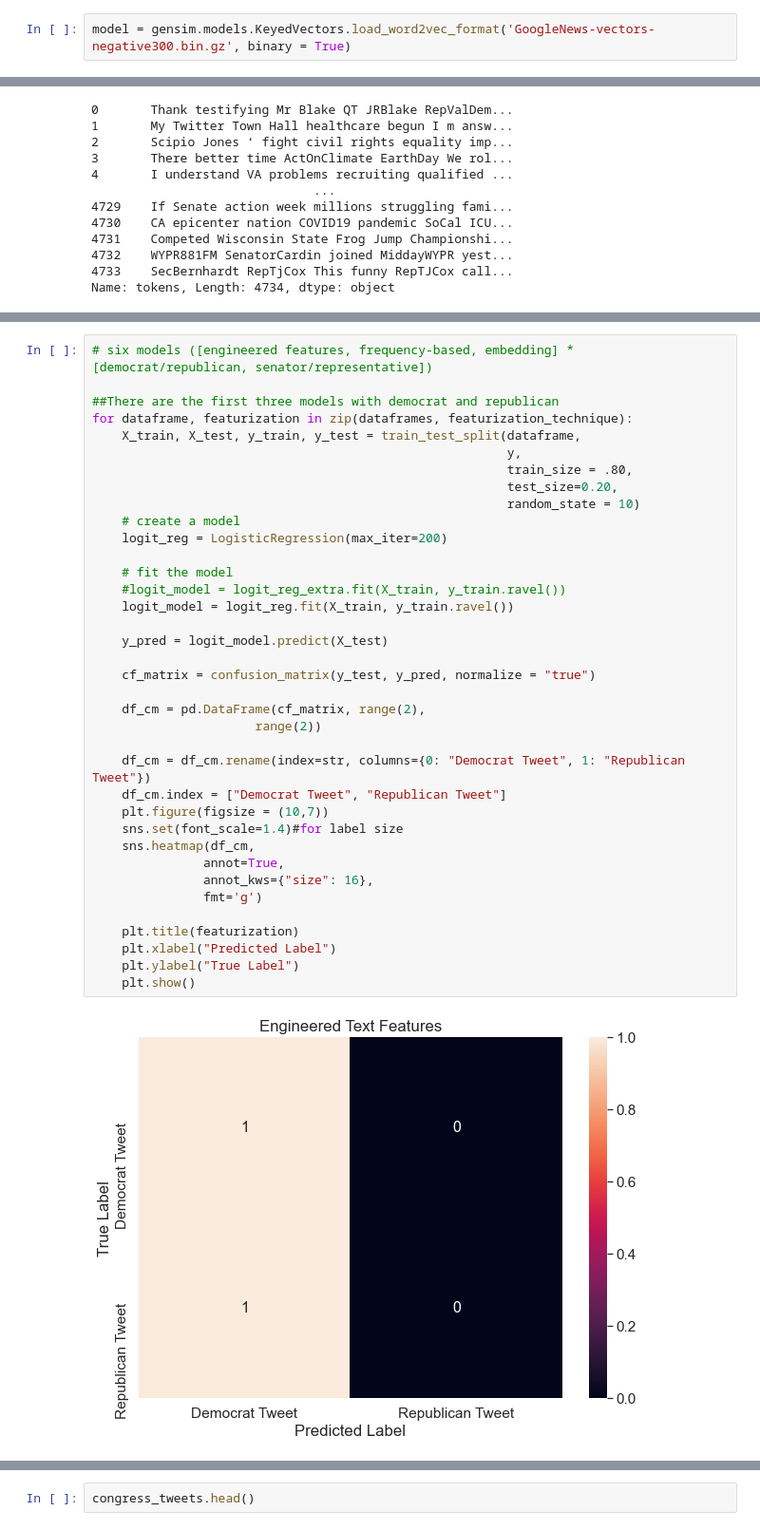
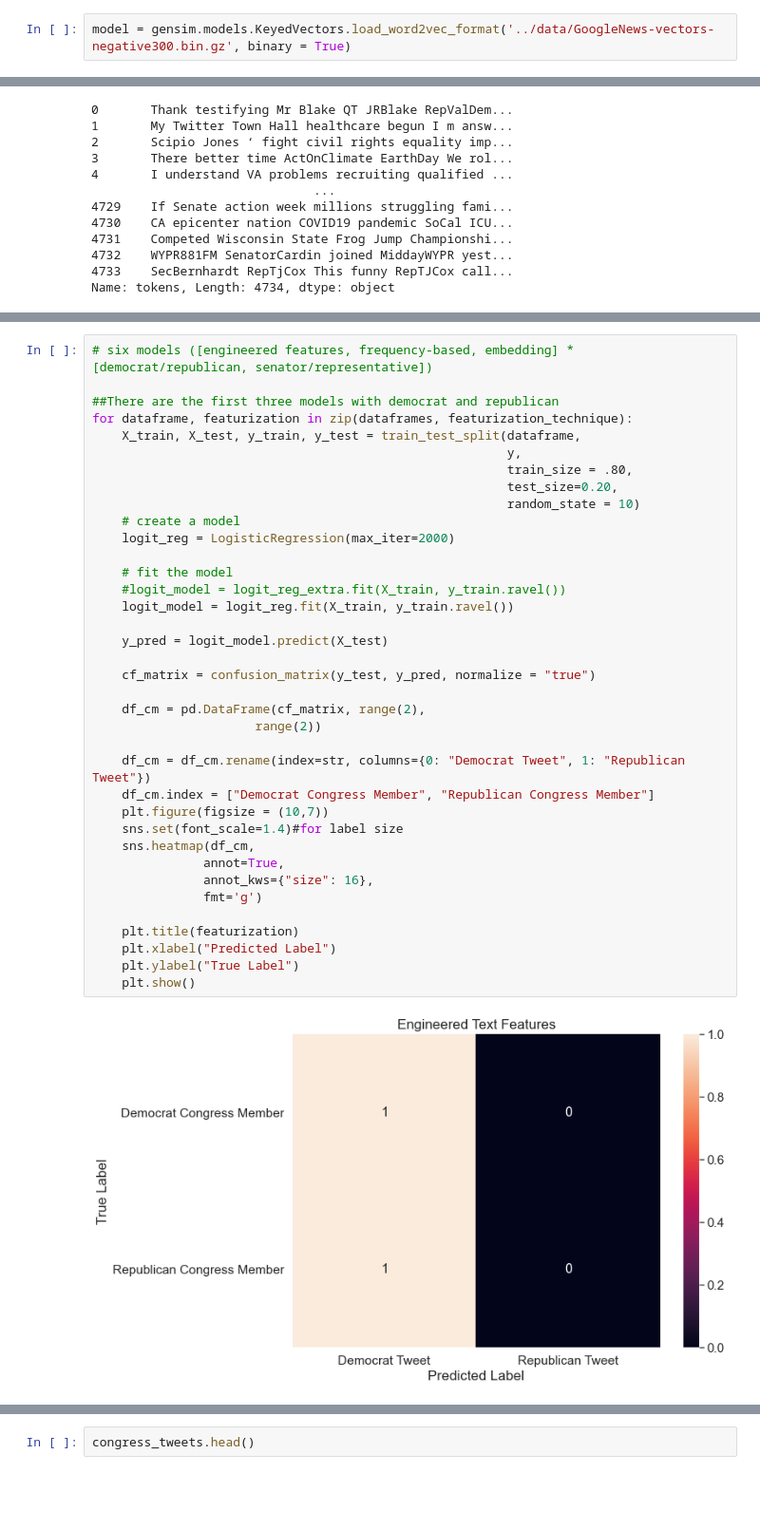
Before and after one commit to shrutibathia/project5, a Jupyter notebook: Project 5 Group 3_CODEFIXES_v2.ipynb, the cells around one changed output, grey strips where cells are left out. Shown at 95% size. Cells and saved outputs as stored; diff of their text form; blank space fills up the shorter version.

```diff
--- a/Project 5 Group 3_CODEFIXES_v2.ipynb
+++ b/Project 5 Group 3_CODEFIXES_v2.ipynb
@@ -701,7 +701,7 @@ congress_tweets['tokens']
 4733    [SecBernhardt, RepTjCox, This, funny, RepTJCox...
 Name: tokens, Length: 4734, dtype: object
 # %%
-model = gensim.models.KeyedVectors.load_word2vec_format('GoogleNews-vectors-negative300.bin.gz', binary = True)
+model = gensim.models.KeyedVectors.load_word2vec_format('../data/GoogleNews-vectors-negative300.bin.gz', binary = True)
 # %%
 # retrain congress_tweets['tokens'] model so it has the same dimensions as the google vector
 word2vec_model = gensim.models.Word2Vec(size = 300, window=5, min_count = 1, workers = 3)
@@ -874,33 +874,33 @@ for dataframe, featurization in zip(dataframes, featurization_technique):
                                                         y,
                                                         train_size = .80,
                                                         test_size=0.20,
                                                         random_state = 10)
     # create a model
-    logit_reg = LogisticRegression(max_iter=200)
+    logit_reg = LogisticRegression(max_iter=2000)
 
     # fit the model
     #logit_model = logit_reg_extra.fit(X_train, y_train.ravel())
     logit_model = logit_reg.fit(X_train, y_train.ravel())
 
     y_pred = logit_model.predict(X_test)
 
     cf_matrix = confusion_matrix(y_test, y_pred, normalize = "true")
 
     df_cm = pd.DataFrame(cf_matrix, range(2),
                       range(2))
 
     df_cm = df_cm.rename(index=str, columns={0: "Democrat Tweet", 1: "Republican Tweet"})
-    df_cm.index = ["Democrat Tweet", "Republican Tweet"]
+    df_cm.index = ["Democrat Congress Member", "Republican Congress Member"]
     plt.figure(figsize = (10,7))
     sns.set(font_scale=1.4)#for label size
     sns.heatmap(df_cm,
                annot=True,
                annot_kws={"size": 16},
                fmt='g')
 
     plt.title(featurization)
     plt.xlabel("Predicted Label")
     plt.ylabel("True Label")
     plt.show()
 # %% [output]
-[figure, old version]
+[figure, new version]
```
Also changed, not shown: parts of 21 cells of this notebook.
